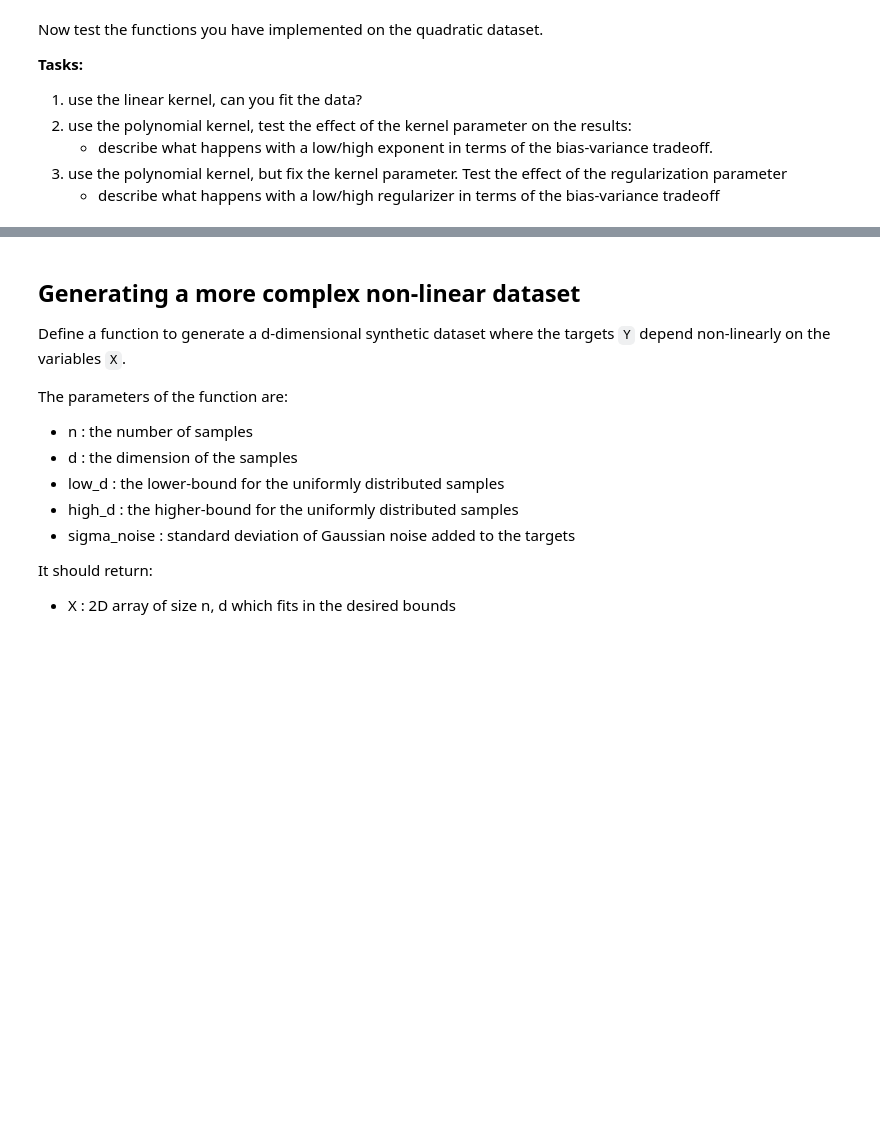
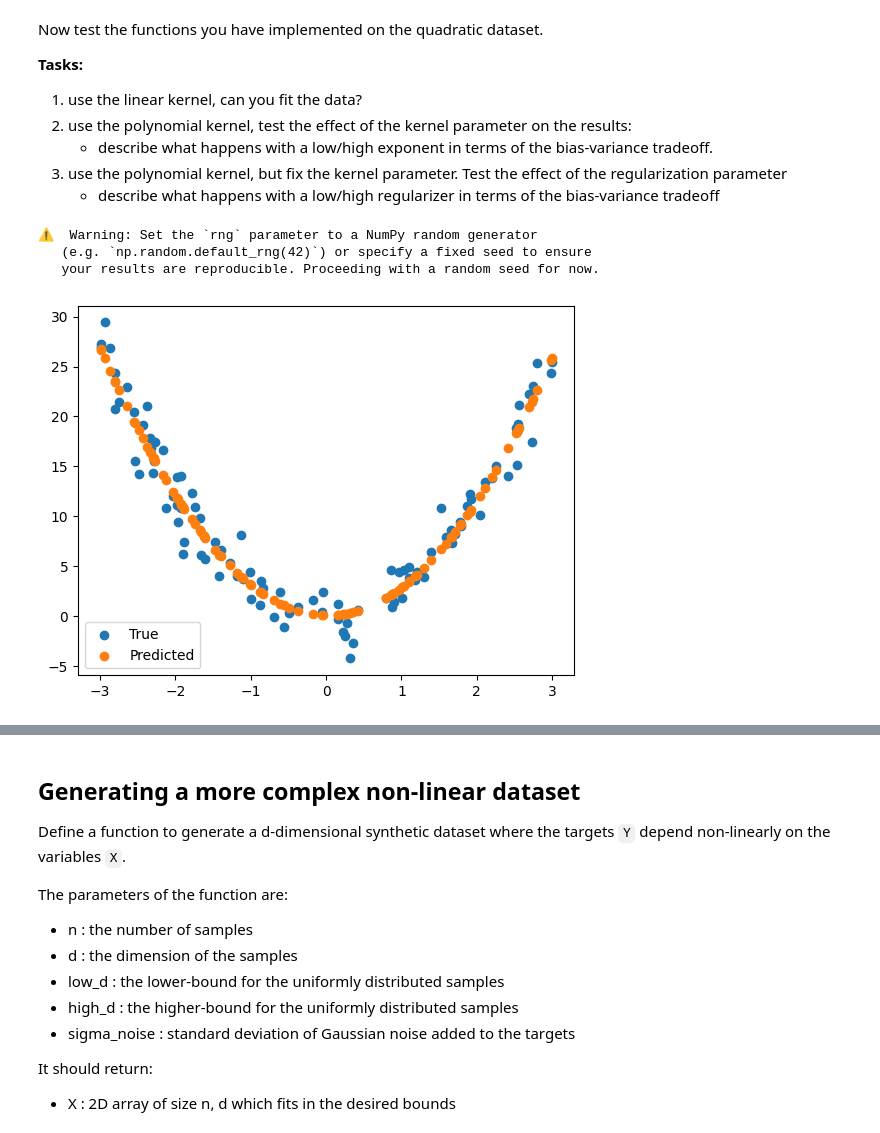
Before and after one commit to mariomine88/Unige_code, a Jupyter notebook: Master/First/ML/lab4/Lab4-KRLS.ipynb, the cells around one changed output, grey strips where cells are left out. Saved outputs shown, nothing was run; the diff lists cells and outputs as text; code cells hidden in the pictures; blank space fills up the shorter version.

```diff
--- a/Master/First/ML/lab4/Lab4-KRLS.ipynb
+++ b/Master/First/ML/lab4/Lab4-KRLS.ipynb
@@ -172,11 +191,11 @@ $$f^{\mathrm{KRLS}}(\tilde{x}) = k(\tilde{x}, X^{\mathrm{train}}) w$$
 # %%
 # TODO: put your code here
 def krls_train(x, y, reg_par, kernel_type, kernel_par):
-    w = np.linalg.solve(...)
+    w = np.linalg.solve(kernel_matrix(x, x, kernel_type, kernel_par) + reg_par * x.shape[0] * np.eye(x.shape[0]), y)
     return w
 
 def krls_predict(x_ts, x_tr, w, kernel_type, kernel_par):
-    return ...
+    return kernel_matrix(x_ts, x_tr, kernel_type, kernel_par) @ w
 # %% [markdown]
 Now test the functions you have implemented on the quadratic dataset.
 
@@ -189,15 +208,20 @@ Now test the functions you have implemented on the quadratic dataset.
 # %%
 x_tr, y_tr = quadratic_data_gen(100, np.array([3]), 2.0)
 
 # TODO: put your code here
-ker_par = ...
-reg_param = ...
-ker_type = ...
+ker_par = 2.0
+reg_param = 0.1
+ker_type = "polynomial"
 
-w_krls = ...
-ypred_tr = ...
+w_krls = krls_train(x_tr, y_tr, reg_param, ker_type, ker_par)
+ypred_tr = krls_predict(x_tr, x_tr, w_krls, ker_type, ker_par)
 
 fig, ax = plt.subplots()
 ax.scatter(x_tr, y_tr, label="True")
 ax.scatter(x_tr, ypred_tr, label="Predicted")
 ax.legend(loc="best");
+# %% [output]
+⚠️  Warning: Set the `rng` parameter to a NumPy random generator
+   (e.g. `np.random.default_rng(42)`) or specify a fixed seed to ensure
+   your results are reproducible. Proceeding with a random seed for now.
+[figure, added]
```
Also changed, not shown: parts of 12 cells of this notebook.
